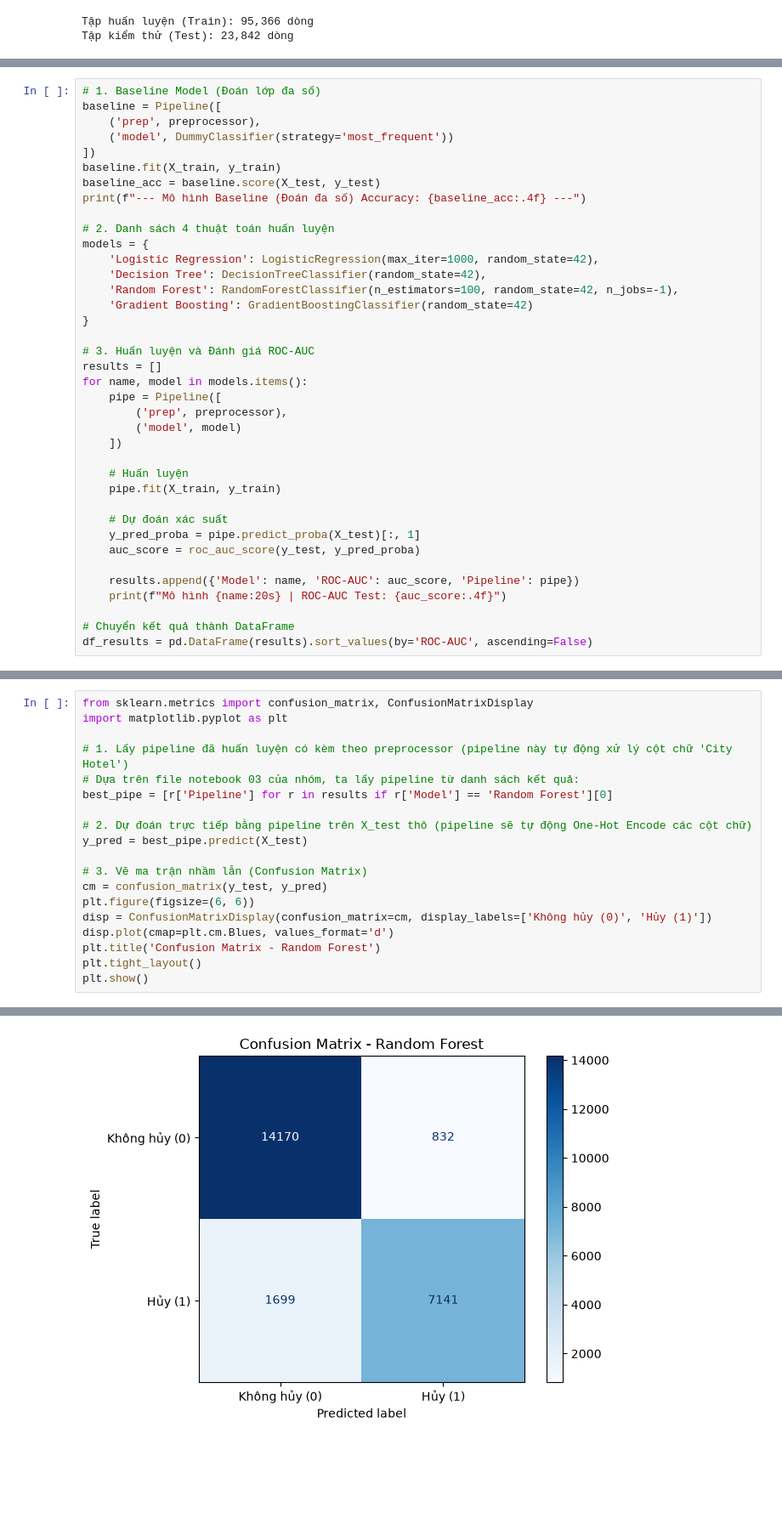
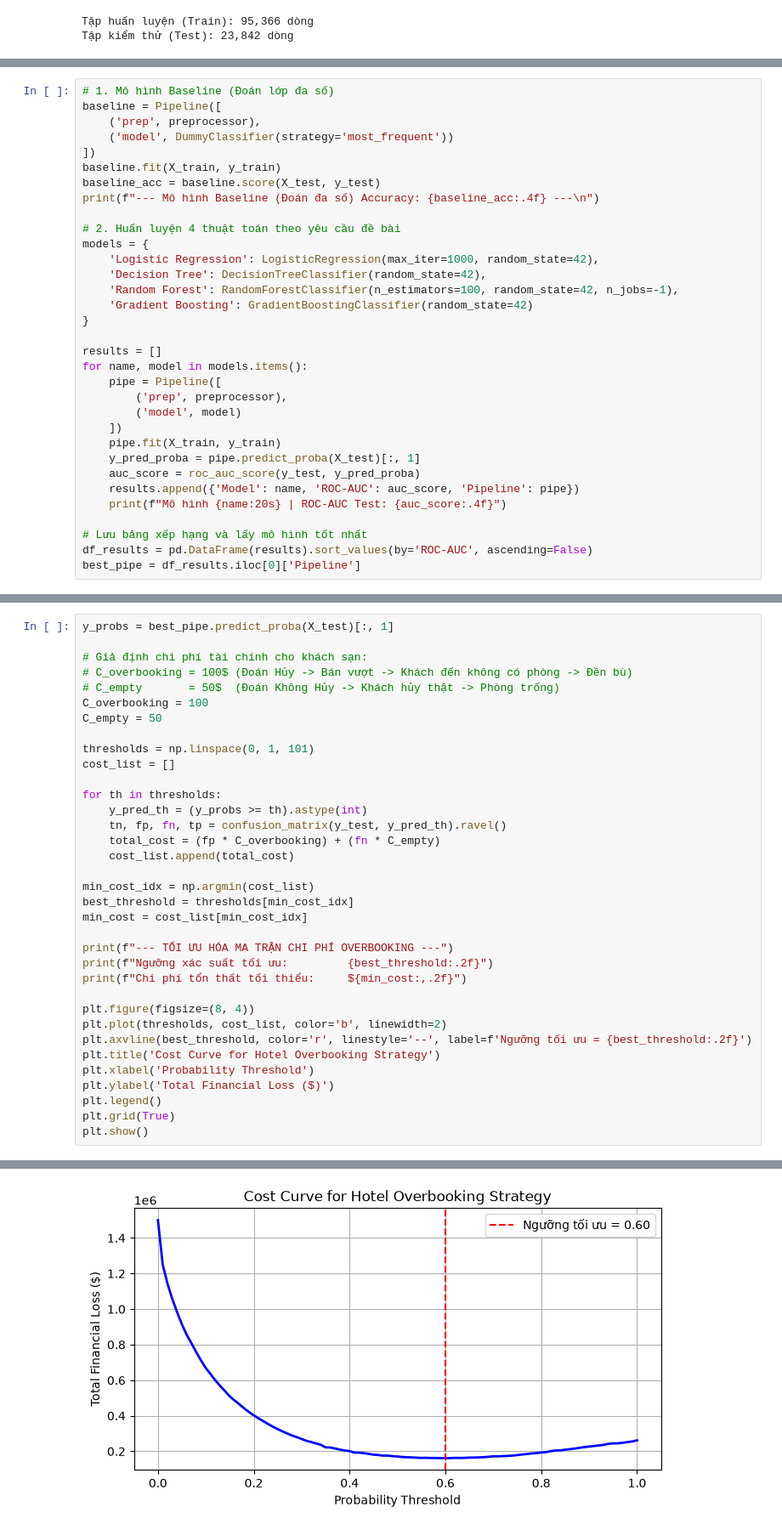
Before and after one commit to vietcong117-bit/hotel-booking, a Jupyter notebook: notebooks/03_machine_learning_cost.ipynb, the cells around one changed output, grey strips where cells are left out. Shown at 85% size. Cells and saved outputs as stored; diff of their text form; blank space fills up the shorter version.

Commit message:
notebook 03 updated

```diff
--- a/notebooks/03_machine_learning_cost.ipynb
+++ b/notebooks/03_machine_learning_cost.ipynb
@@ -65,16 +65,16 @@ print("Đã khởi tạo Preprocessor pipeline thành công!")
 See https://pandas.pydata.org/docs/dev/user_guide/migration.html#string-migration-select-dtypes for details on how to write code that works with pandas 2 and 3.
   cat_cols = X.select_dtypes(include=['object']).columns.tolist()
 # %%
-# 1. Baseline Model (Đoán lớp đa số)
+# 1. Mô hình Baseline (Đoán lớp đa số)
 baseline = Pipeline([
     ('prep', preprocessor),
     ('model', DummyClassifier(strategy='most_frequent'))
 ])
 baseline.fit(X_train, y_train)
 baseline_acc = baseline.score(X_test, y_test)
-print(f"--- Mô hình Baseline (Đoán đa số) Accuracy: {baseline_acc:.4f} ---")
+print(f"--- Mô hình Baseline (Đoán đa số) Accuracy: {baseline_acc:.4f} ---\n")
 
-# 2. Danh sách 4 thuật toán huấn luyện
+# 2. Huấn luyện 4 thuật toán theo yêu cầu đề bài
 models = {
     'Logistic Regression': LogisticRegression(max_iter=1000, random_state=42),
     'Decision Tree': DecisionTreeClassifier(random_state=42),
@@ -82,25 +82,20 @@ models = {
     'Gradient Boosting': GradientBoostingClassifier(random_state=42)
 }
 
-# 3. Huấn luyện và Đánh giá ROC-AUC
 results = []
 for name, model in models.items():
     pipe = Pipeline([
         ('prep', preprocessor),
         ('model', model)
     ])
-
-    # Huấn luyện
     pipe.fit(X_train, y_train)
-
-    # Dự đoán xác suất
     y_pred_proba = pipe.predict_proba(X_test)[:, 1]
     auc_score = roc_auc_score(y_test, y_pred_proba)
-
     results.append({'Model': name, 'ROC-AUC': auc_score, 'Pipeline': pipe})
     print(f"Mô hình {name:20s} | ROC-AUC Test: {auc_score:.4f}")
 
-# Chuyển kết quả thành DataFrame
+# Lưu bảng xếp hạng và lấy mô hình tốt nhất
 df_results = pd.DataFrame(results).sort_values(by='ROC-AUC', ascending=False)
+best_pipe = df_results.iloc[0]['Pipeline']
 # %% [output]
 --- Mô hình Baseline (Đoán đa số) Accuracy: 0.6292 ---
@@ -248,20 +241,36 @@ Silhouette Score cho 3 cụm hành vi: 0.2425
 # %%
-from sklearn.metrics import confusion_matrix, ConfusionMatrixDisplay
-import matplotlib.pyplot as plt
+y_probs = best_pipe.predict_proba(X_test)[:, 1]
 
-# 1. Lấy pipeline đã huấn luyện có kèm theo preprocessor (pipeline này tự động xử lý cột chữ 'City Hotel')
-# Dựa trên file notebook 03 của nhóm, ta lấy pipeline từ danh sách kết quả:
-best_pipe = [r['Pipeline'] for r in results if r['Model'] == 'Random Forest'][0]
+# Giả định chi phí tài chính cho khách sạn:
+# C_overbooking = 100$ (Đoán Hủy -> Bán vượt -> Khách đến không có phòng -> Đền bù)
+# C_empty       = 50$  (Đoán Không Hủy -> Khách hủy thật -> Phòng trống)
+C_overbooking = 100
+C_empty = 50
 
-# 2. Dự đoán trực tiếp bằng pipeline trên X_test thô (pipeline sẽ tự động One-Hot Encode các cột chữ)
-y_pred = best_pipe.predict(X_test)
+thresholds = np.linspace(0, 1, 101)
+cost_list = []
 
-# 3. Vẽ ma trận nhầm lẫn (Confusion Matrix)
-cm = confusion_matrix(y_test, y_pred)
-plt.figure(figsize=(6, 6))
-disp = ConfusionMatrixDisplay(confusion_matrix=cm, display_labels=['Không hủy (0)', 'Hủy (1)'])
-disp.plot(cmap=plt.cm.Blues, values_format='d')
-plt.title('Confusion Matrix - Random Forest')
-plt.tight_layout()
+for th in thresholds:
+    y_pred_th = (y_probs >= th).astype(int)
+    tn, fp, fn, tp = confusion_matrix(y_test, y_pred_th).ravel()
+    total_cost = (fp * C_overbooking) + (fn * C_empty)
+    cost_list.append(total_cost)
+
+min_cost_idx = np.argmin(cost_list)
+best_threshold = thresholds[min_cost_idx]
+min_cost = cost_list[min_cost_idx]
+
+print(f"--- TỐI ƯU HÓA MA TRẬN CHI PHÍ OVERBOOKING ---")
+print(f"Ngưỡng xác suất tối ưu:         {best_threshold:.2f}")
+print(f"Chi phí tổn thất tối thiểu:     ${min_cost:,.2f}")
+
+plt.figure(figsize=(8, 4))
+plt.plot(thresholds, cost_list, color='b', linewidth=2)
+plt.axvline(best_threshold, color='r', linestyle='--', label=f'Ngưỡng tối ưu = {best_threshold:.2f}')
+plt.title('Cost Curve for Hotel Overbooking Strategy')
+plt.xlabel('Probability Threshold')
+plt.ylabel('Total Financial Loss ($)')
+plt.legend()
+plt.grid(True)
 plt.show()
 # %% [output]
@@ -269 +280 @@ plt.show()
-[figure, old version]
+[figure, new version]
```
Also changed, not shown: parts of 8 cells of this notebook, 2 other files.
